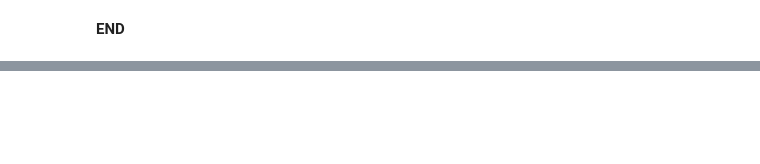
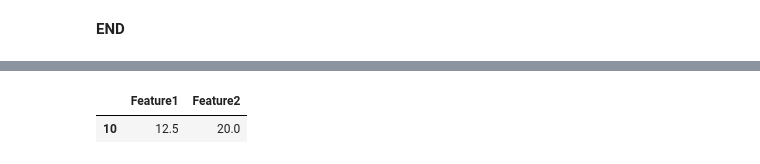
Before and after one commit to Fawzy-AI-Explorer/-From-Zero-to-Infinity, a Jupyter notebook: nearest_neighbor_classifier_Implementation.ipynb, the cells around one changed output, grey strips where cells are left out. Drawn from its saved outputs; the diff is of its cells as text; code cells hidden in the pictures; blank space fills up the shorter version.

```diff
--- a/nearest_neighbor_classifier_Implementation.ipynb
+++ b/nearest_neighbor_classifier_Implementation.ipynb
@@ -386,0 +1177,7 @@ the prediction is : [1 2]
+# %%
+row = x_test.iloc[1]
+row = pd.DataFrame(row).T
+row
+# %% [output]
+|  | Feature1 | Feature2 |
+| 10 | 12.5 | 20.0 |
```
Also changed, not shown: parts of 72 cells of this notebook.
